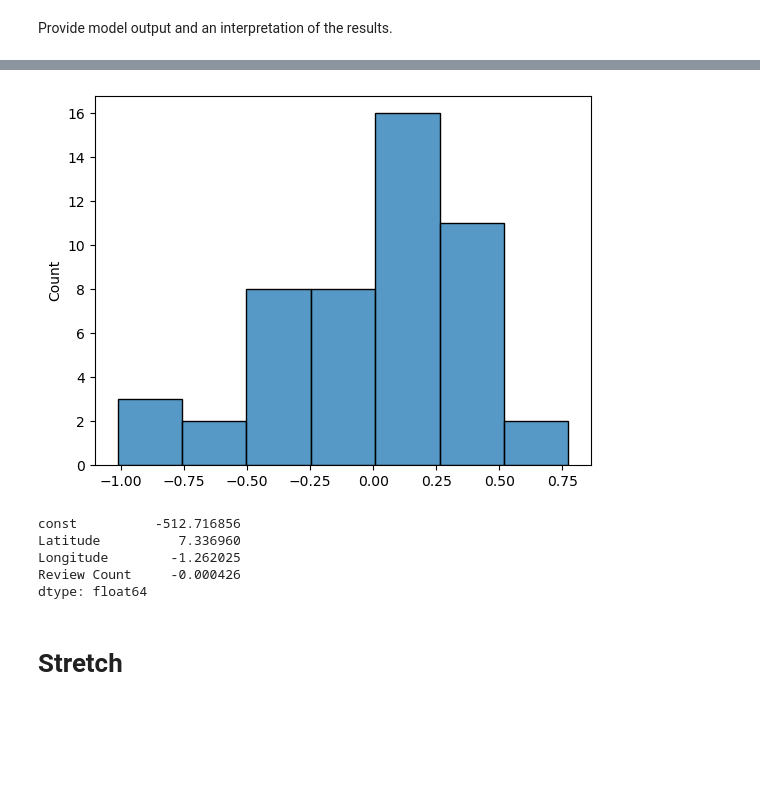
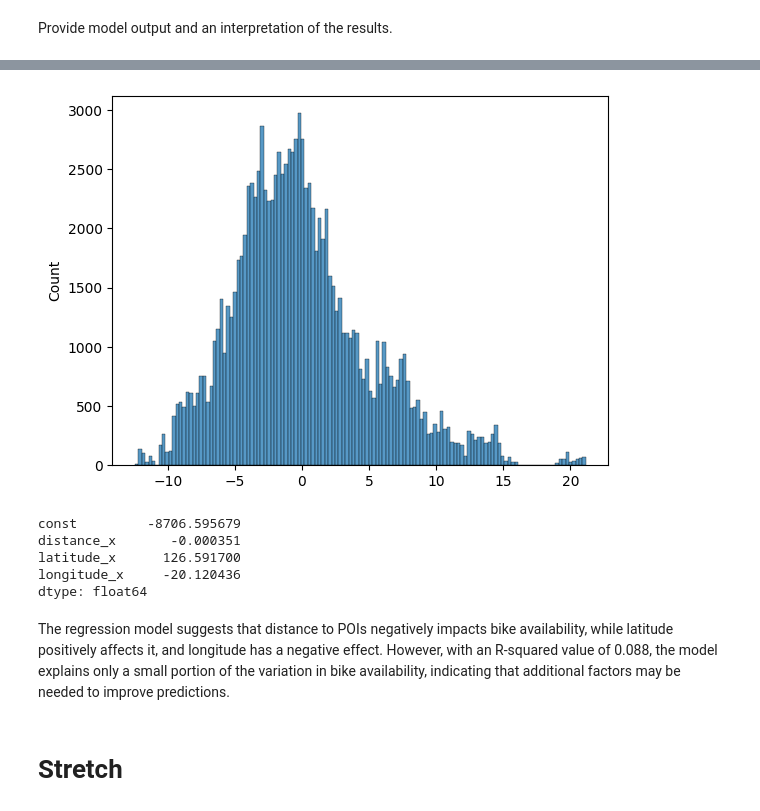
Before and after one commit to MehranBehzadi/Statistical_modeling_project, a Jupyter notebook: notebooks/model_building.ipynb, the cells around one changed output, grey strips where cells are left out. Drawn from its saved outputs; the diff is of its cells as text; code cells hidden in the pictures; blank space fills up the shorter version.

Commit message:
fixed the issues with only focusing only on one bike station and going over each station instead

```diff
--- a/notebooks/model_building.ipynb
+++ b/notebooks/model_building.ipynb
@@ -30,6 +7,0 @@ poi_data_cleaned
-# %%
-#Creating x and y coordinates for the model
-y = poi_data_cleaned['Rating']
-x = poi_data_cleaned[['Latitude', 'Longitude','Review Count']]
-x = sm.add_constant(x)
-x.head()
@@ -43,2 +8,12 @@ x.head()
+# %%
+# Loading the final data file
+final_data = pd.read_csv('data/final_merged_bike_station_data.csv')
+# %%
+# Define the dependent variable (target) and independent variables (predictors)
+X = final_data[['distance_x', 'latitude_x', 'longitude_x']]  # Predictor variables (POI characteristics)
+y = final_data['Bikes available']  # Dependent variable (number of bikes available)
+
+# 2. Add a constant to the independent variables (for the intercept in the model)
+X = sm.add_constant(X)
 # %% [markdown]
 Provide model output and an interpretation of the results.
@@ -72,0 +20,8 @@ However with that being said, according to Adj. R-squared only 3 percent of vari
+# %%
+
+#  Fit the regression model
+model = sm.OLS(y, X)  # OLS stands for Ordinary Least Squares regression
+results = model.fit()
+
+# Show the summary of the regression results
+print(results.summary())
@@ -73,19 +50,21 @@ However with that being said, according to Adj. R-squared only 3 percent of vari
 # %%
-resids = result.resid
+resids = results.resid
 
 sns.histplot(resids)
 plt.show()
 # %% [output]
-[figure, old version]
+[figure, new version]
 # %%
 #the co-efficients
-result.params
+results.params
 # %% [output]
-const          -512.716856
-Latitude          7.336960
-Longitude        -1.262025
-Review Count     -0.000426
+const         -8706.595679
+distance_x       -0.000351
+latitude_x      126.591700
+longitude_x     -20.120436
 dtype: float64
+# %% [markdown]
+The regression model suggests that distance to POIs negatively impacts bike availability, while latitude positively affects it, and longitude has a negative effect. However, with an R-squared value of 0.088, the model explains only a small portion of the variation in bike availability, indicating that additional factors may be needed to improve predictions.
 # %% [markdown]
 # Stretch
 # %% [markdown]
```
Also changed, not shown: parts of 6 cells of this notebook, 13 other files.
